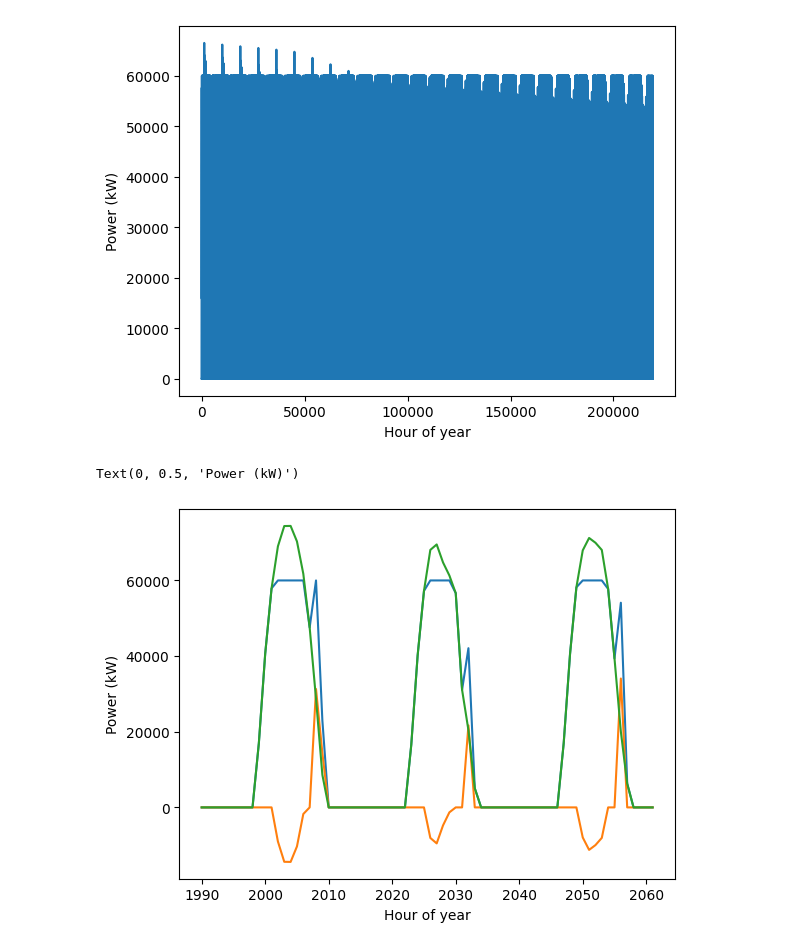
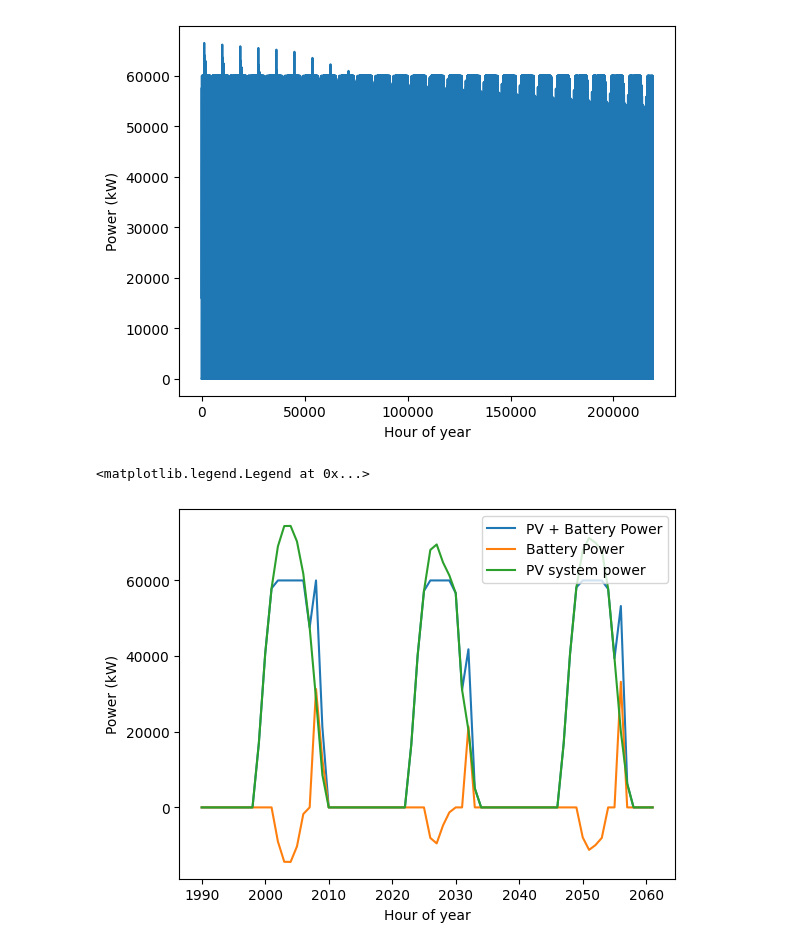
Before and after one commit to NREL/pysam, a Jupyter notebook: Examples/PVPMC_pvlib_PySAM_example/pvlib_pysam_battery_example.ipynb, the cells around one changed output. Cells and saved outputs as stored; diff of their text form; code cells hidden in the pictures.

Commit message:
Add legend, version checks

```diff
--- a/Examples/PVPMC_pvlib_PySAM_example/pvlib_pysam_battery_example.ipynb
+++ b/Examples/PVPMC_pvlib_PySAM_example/pvlib_pysam_battery_example.ipynb
@@ -194,14 +203,15 @@ plt.ylabel('Power (kW)')
 Text(0, 0.5, 'Power (kW)')
 [figure]
 # %%
-plt.plot(range(1990,2062,1), batt.SystemOutput.gen[1990:2062])
-plt.plot(range(1990,2062,1), batt.Outputs.batt_power[1990:2062])
-plt.plot(range(1990,2062,1), export_units[1990:2062])
+plt.plot(range(1990,2062,1), batt.SystemOutput.gen[1990:2062], label="PV + Battery Power")
+plt.plot(range(1990,2062,1), batt.Outputs.batt_power[1990:2062], label="Battery Power")
+plt.plot(range(1990,2062,1), export_units[1990:2062], label="PV system power")
 plt.xlabel('Hour of year')
 plt.ylabel('Power (kW)')
+plt.legend(loc='upper right')
 # %% [output]
-Text(0, 0.5, 'Power (kW)')
+<matplotlib.legend.Legend at 0x...>
-[figure, old version]
+[figure, new version]
 # %%
 plt.plot(range(0,8760,1), batt.Outputs.batt_SOC[0:8760])
 plt.xlabel('Hour of year')
```
Also changed, not shown: parts of 4 cells of this notebook.
